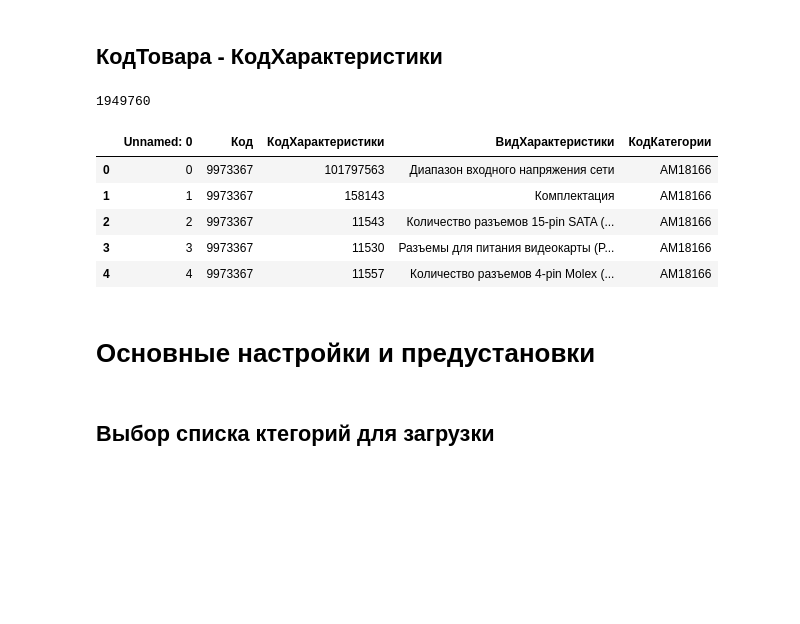
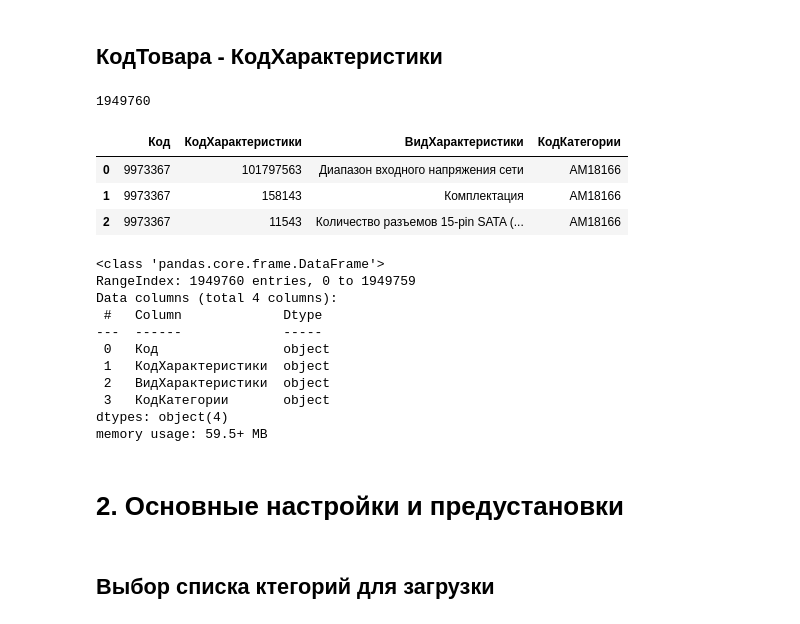
Before and after one commit to Viktor-VK/DST-138-Prodjects, a Jupyter notebook: PROJECT-FINAL_Segmentation/Классификация_по_сегментам.ipynb, the cells around one changed output. Drawn from its saved outputs; the diff is of its cells as text; code cells hidden in the pictures; blank space fills up the shorter version.

```diff
--- a/PROJECT-FINAL_Segmentation/Классификация_по_сегментам.ipynb
+++ b/PROJECT-FINAL_Segmentation/Классификация_по_сегментам.ipynb
@@ -64,17 +61,30 @@ df_hierarchy.head(2)
 # %%
 df_dim_product_character = pd.read_csv('data/dim_product_character.zip')
 print(len(df_dim_product_character))
-df_dim_product_character.head()
+df_dim_product_character = df_dim_product_character.drop(columns='Unnamed: 0').astype('str')
+df_dim_product_character.head(3)
 # %% [output]
 1949760
-|  | Unnamed: 0 | Код | КодХарактеристики | ВидХарактеристики | КодКатегории |
-| 0 | 0 | 9973367 | 101797563 | Диапазон входного напряжения сети | AM18166 |
-| 1 | 1 | 9973367 | 158143 | Комплектация | AM18166 |
-| 2 | 2 | 9973367 | 11543 | Количество разъемов 15-pin SATA (... | AM18166 |
-| 3 | 3 | 9973367 | 11530 | Разъемы для питания видеокарты (P... | AM18166 |
-| 4 | 4 | 9973367 | 11557 | Количество разъемов 4-pin Molex (... | AM18166 |
+|  | Код | КодХарактеристики | ВидХарактеристики | КодКатегории |
+| 0 | 9973367 | 101797563 | Диапазон входного напряжения сети | AM18166 |
+| 1 | 9973367 | 158143 | Комплектация | AM18166 |
+| 2 | 9973367 | 11543 | Количество разъемов 15-pin SATA (... | AM18166 |
+# %%
+df_dim_product_character.info()
+# %% [output]
+<class 'pandas.core.frame.DataFrame'>
+RangeIndex: 1949760 entries, 0 to 1949759
+Data columns (total 4 columns):
+ #   Column             Dtype
+---  ------             -----
+ 0   Код                object
+ 1   КодХарактеристики  object
+ 2   ВидХарактеристики  object
+ 3   КодКатегории       object
+dtypes: object(4)
+memory usage: 59.5+ MB
 # %% [markdown]
-# Основные настройки и предустановки
+# 2. Основные настройки и предустановки
 # %% [markdown]
 ## Выбор списка ктегорий для загрузки
 # %%
```
Also changed, not shown: parts of 14 cells of this notebook, 8 other files.
